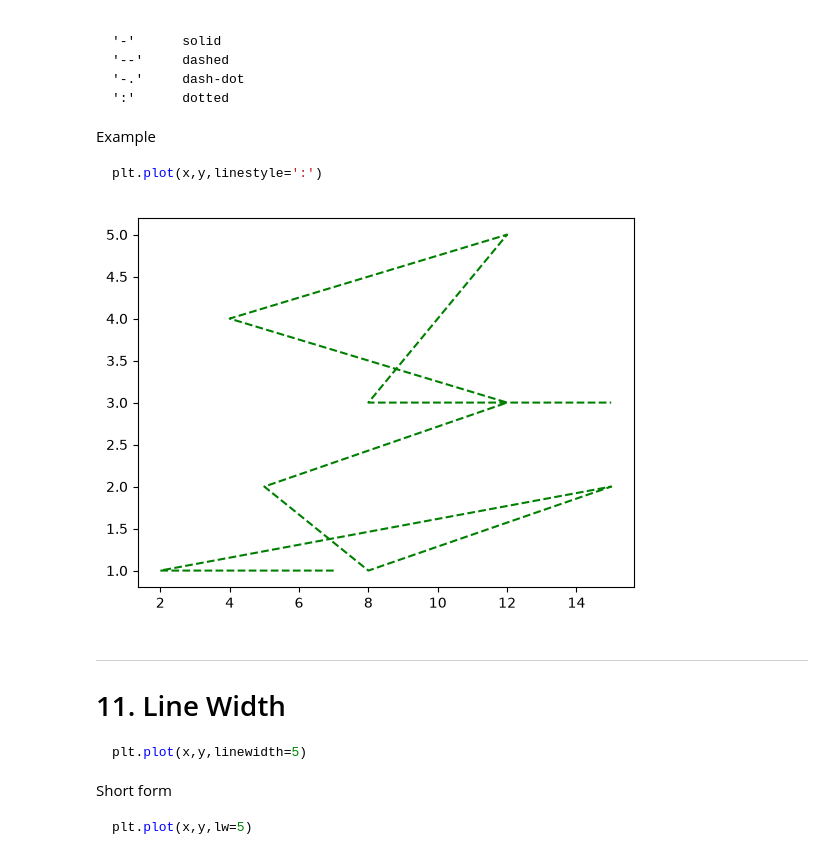
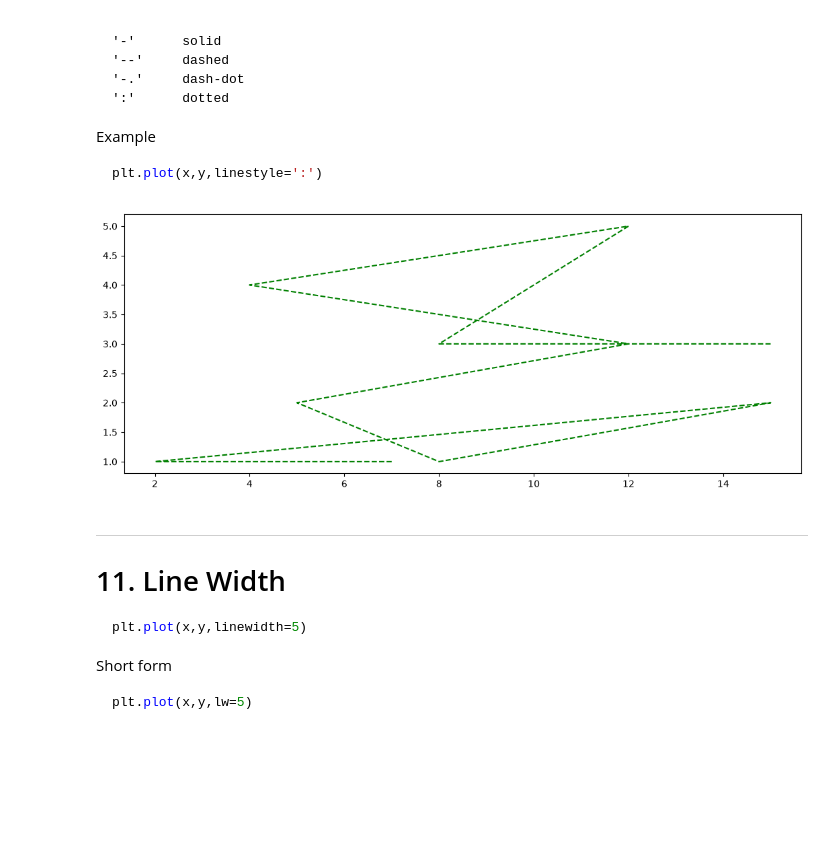
Before and after one commit to gauravkumar902704/AI-Mastery, a Jupyter notebook: 1. Python/4. Libraries/3. Matplotlib/1. Matplotlib_Tutorial.ipynb, the cells around one changed output. Cells and saved outputs as stored; diff of their text form; code cells hidden in the pictures; blank space fills up the shorter version.

````diff
--- a/1. Python/4. Libraries/3. Matplotlib/1. Matplotlib_Tutorial.ipynb
+++ b/1. Python/4. Libraries/3. Matplotlib/1. Matplotlib_Tutorial.ipynb
@@ -302,10 +303,11 @@ Example
 plt.plot(x,y,linestyle=':')
 ```
 # %%
+plt.figure(figsize=(13,5))
 plt.plot(x,y,linestyle = '--',color = 'green')
 plt.show()
 # %% [output]
-[figure, old version]
+[figure, new version]
 # %% [markdown]
 
 ---
````
Also changed, not shown: parts of 2 cells of this notebook, 6 other files.
